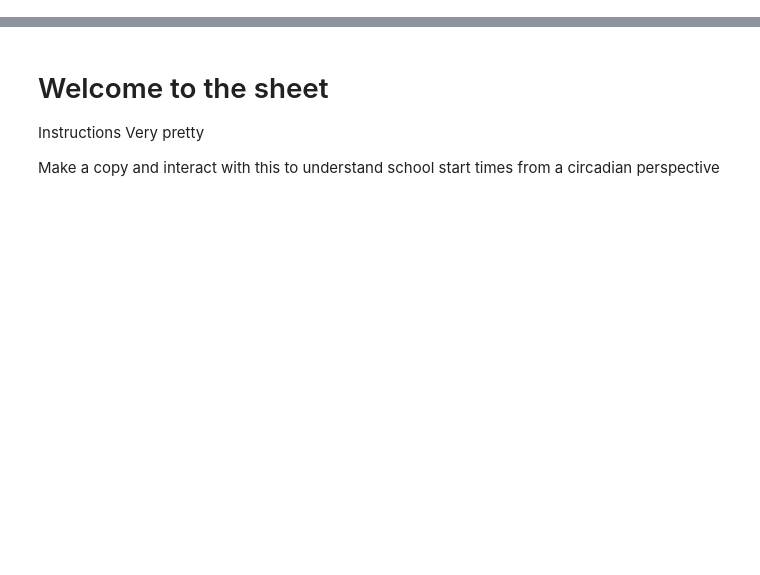
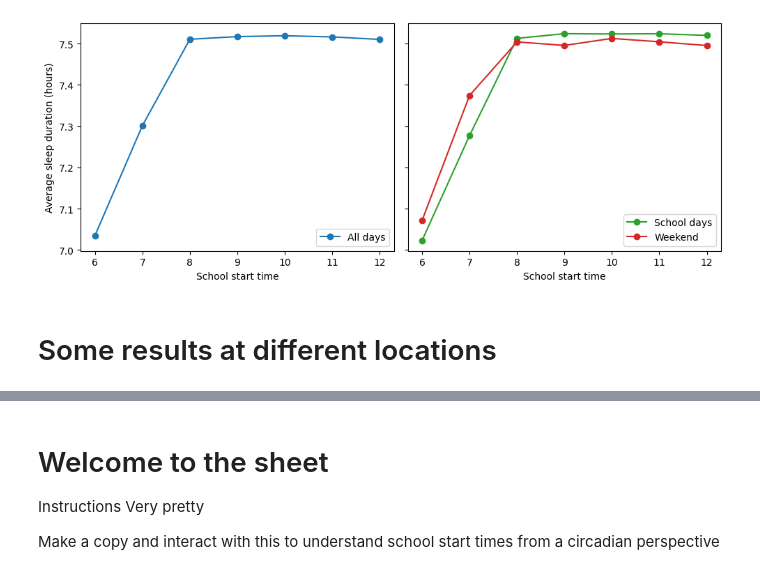
Before and after one commit to ftavella/when_should_school_start, a Jupyter notebook: When_Should_School_Start?.ipynb, the cells around one changed output, grey strips where cells are left out. Cells and saved outputs as stored; diff of their text form; code cells hidden in the pictures; blank space fills up the shorter version.

```diff
--- a/When_Should_School_Start?.ipynb
+++ b/When_Should_School_Start?.ipynb
@@ -24,0 +455,22 @@ Successfully installed h3-4.2.2 timezonefinder-6.5.8
+# %%
+fig, ax = plt.subplots(1, 2, figsize=(10, 4), sharey=True, sharex=True)
+
+ax[0].plot(school_start_times, average_sleep_duration, '-o', label='All days',
+           color='tab:blue')
+ax[0].set_xlabel('School start time')
+ax[0].set_ylabel('Average sleep duration (hours)')
+ax[0].legend(loc='lower right')
+
+ax[1].plot(school_start_times, average_sleep_weekday, '-o', label='School days',
+           color='tab:green')
+ax[1].plot(school_start_times, average_sleep_weekend, '-o', label='Weekend',
+           color='tab:red')
+ax[1].set_xlabel('School start time')
+ax[1].legend()
+
+plt.tight_layout()
+plt.show()
+# %% [output]
+[figure, added]
+# %% [markdown]
+# Some results at different locations
```
Also changed, not shown: parts of 19 cells of this notebook, 7 other files.
